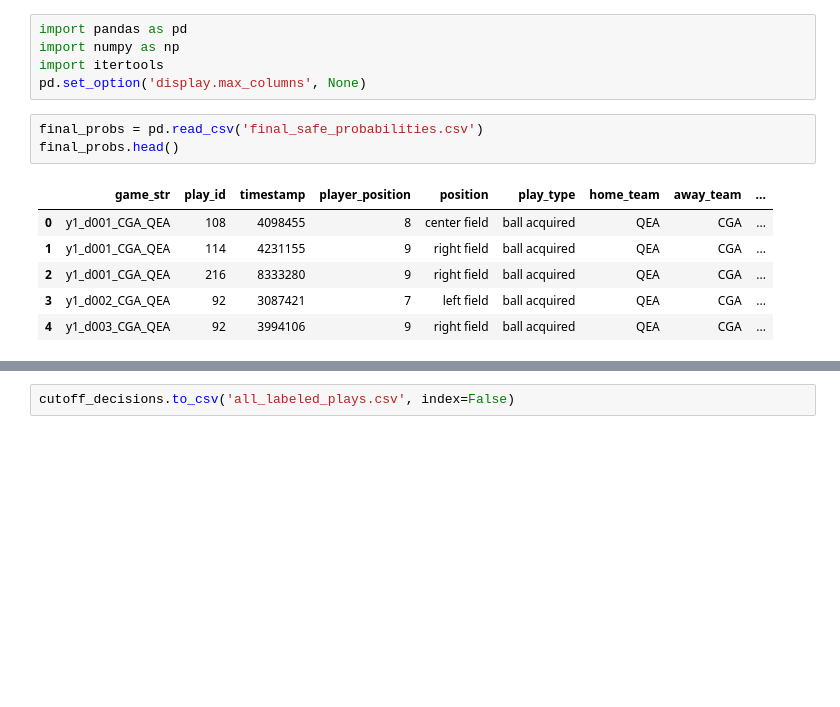
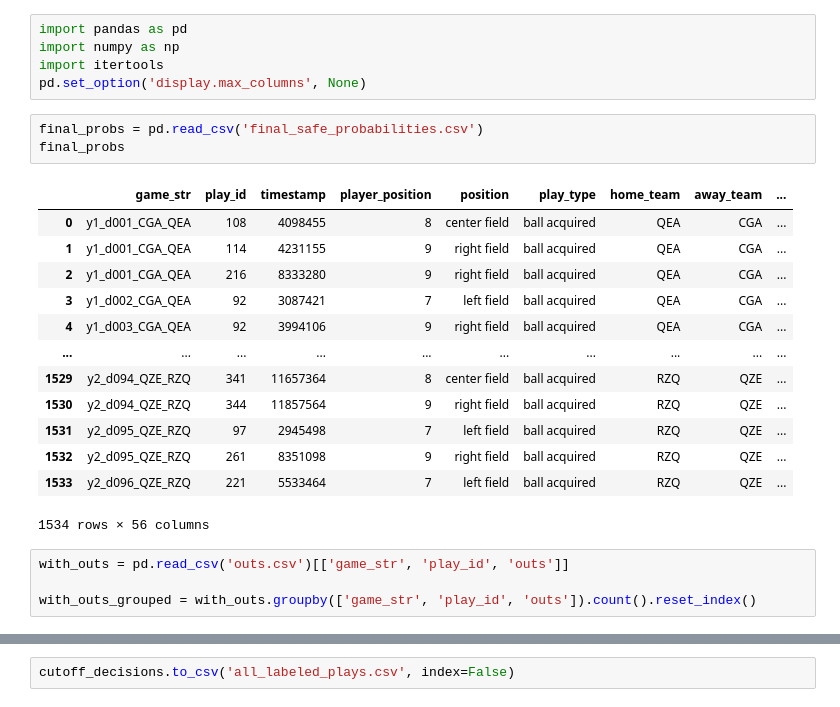
Before and after one commit to alexfrederick1/The-Man-in-the-Middle, a Jupyter notebook: optimal-cutoffs.ipynb, the cells around one changed output, grey strips where cells are left out. Drawn from its saved outputs; the diff is of its cells as text; blank space fills up the shorter version.

```diff
--- a/optimal-cutoffs.ipynb
+++ b/optimal-cutoffs.ipynb
@@ -5,11 +5,22 @@ import itertools
 pd.set_option('display.max_columns', None)
 # %%
 final_probs = pd.read_csv('final_safe_probabilities.csv')
-final_probs.head()
+final_probs
 # %% [output]
 |  | game_str | play_id | timestamp | player_position | position | play_type | home_team | away_team | ... |
 | 0 | y1_d001_CGA_QEA | 108 | 4098455 | 8 | center field | ball acquired | QEA | CGA | ... |
 | 1 | y1_d001_CGA_QEA | 114 | 4231155 | 9 | right field | ball acquired | QEA | CGA | ... |
 | 2 | y1_d001_CGA_QEA | 216 | 8333280 | 9 | right field | ball acquired | QEA | CGA | ... |
 | 3 | y1_d002_CGA_QEA | 92 | 3087421 | 7 | left field | ball acquired | QEA | CGA | ... |
 | 4 | y1_d003_CGA_QEA | 92 | 3994106 | 9 | right field | ball acquired | QEA | CGA | ... |
+| ... | ... | ... | ... | ... | ... | ... | ... | ... | ... |
+| 1529 | y2_d094_QZE_RZQ | 341 | 11657364 | 8 | center field | ball acquired | RZQ | QZE | ... |
+| 1530 | y2_d094_QZE_RZQ | 344 | 11857564 | 9 | right field | ball acquired | RZQ | QZE | ... |
+| 1531 | y2_d095_QZE_RZQ | 97 | 2945498 | 7 | left field | ball acquired | RZQ | QZE | ... |
+| 1532 | y2_d095_QZE_RZQ | 261 | 8351098 | 9 | right field | ball acquired | RZQ | QZE | ... |
+| 1533 | y2_d096_QZE_RZQ | 221 | 5533464 | 7 | left field | ball acquired | RZQ | QZE | ... |
+1534 rows × 56 columns
+# %%
+with_outs = pd.read_csv('outs.csv')[['game_str', 'play_id', 'outs']]
+
+with_outs_grouped = with_outs.groupby(['game_str', 'play_id', 'outs']).count().reset_index()
```
Also changed, not shown: parts of 17 cells of this notebook, 1 other file.
